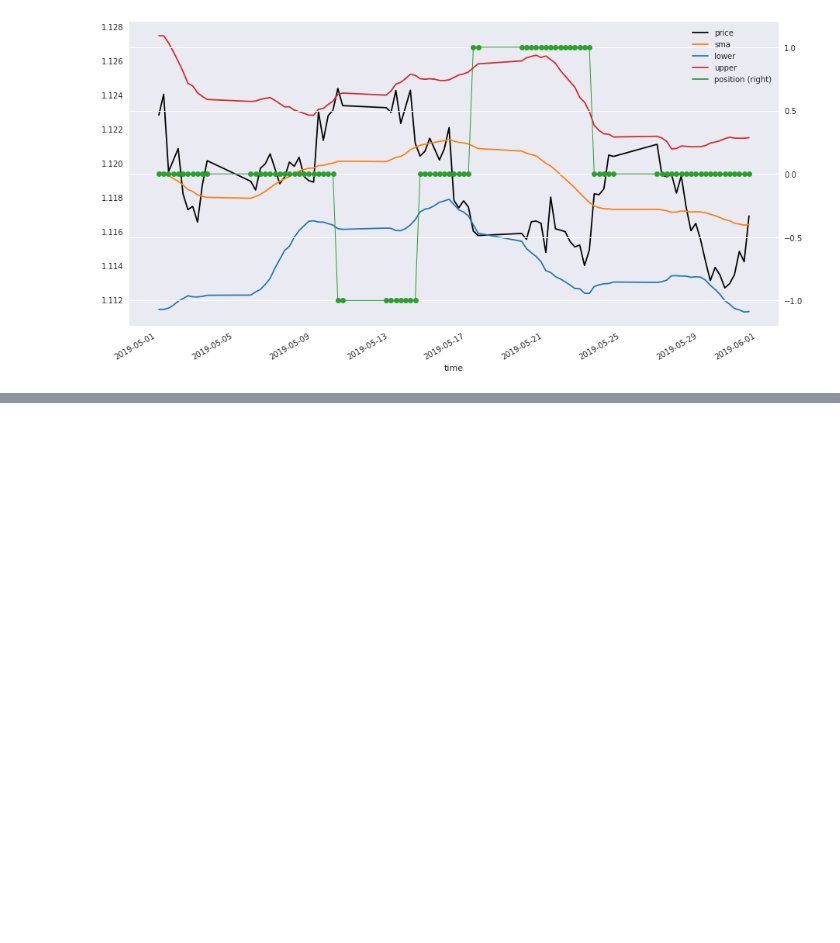
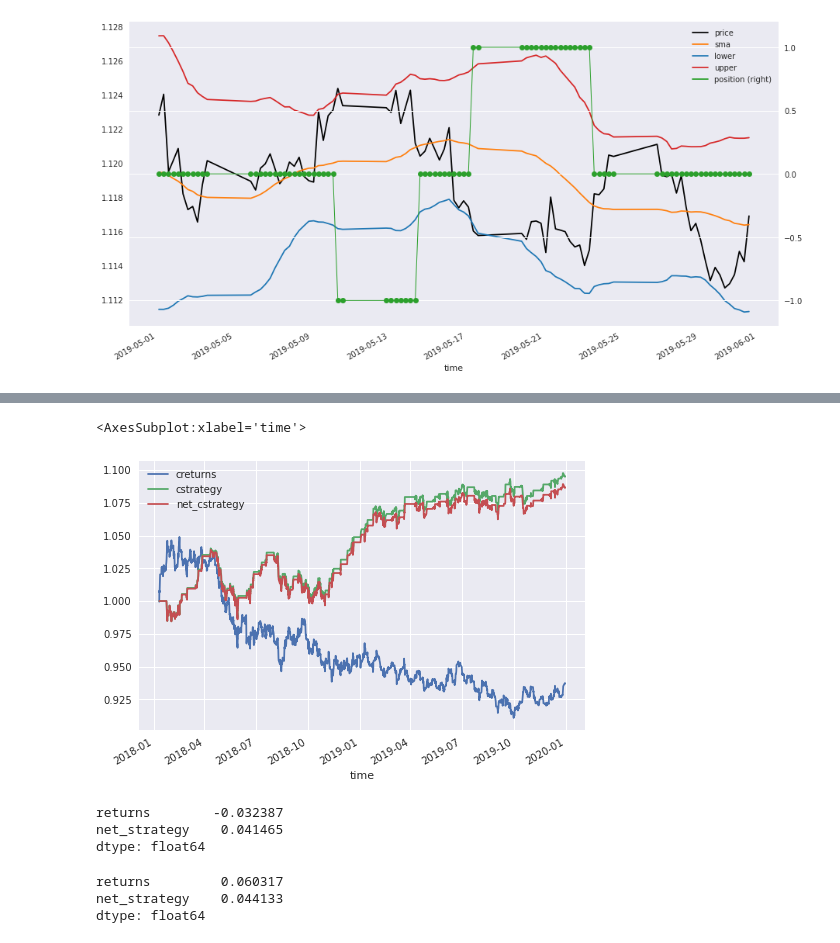
Before and after one commit to sidhlee/data-science-and-machine-learning, a Jupyter notebook: courses/algo-trade-a-z/part3_defining-and-testing-trading-strategies/04_mean-reversion-strategies.ipynb, the cells around one changed output, grey strips where cells are left out. Cells and saved outputs as stored; diff of their text form; code cells hidden in the pictures; blank space fills up the shorter version.

Commit message:
MeanReversionBacktester.result

```diff
--- a/courses/algo-trade-a-z/part3_defining-and-testing-trading-strategies/04_mean-reversion-strategies.ipynb
+++ b/courses/algo-trade-a-z/part3_defining-and-testing-trading-strategies/04_mean-reversion-strategies.ipynb
@@ -294,0 +388,6 @@ draw(df.loc['2019-5'].drop(columns=['returns', 'distance']))
+# %%
+# proportional transaction cost
+ptc = 0.00007
+# %%
+df["trades"] = df.position.diff().fillna(0).abs().shift(1)
+df.loc[df["trades"] == 1].head(10)
@@ -294,0 +421,3 @@ draw(df.loc['2019-5'].drop(columns=['returns', 'distance']))
+# %%
+df["net_strategy"] = df["strategy"].sub(df["trades"] * ptc)
+df.head()
@@ -294,0 +432,3 @@ draw(df.loc['2019-5'].drop(columns=['returns', 'distance']))
+# %%
+df["net_cstrategy"] = df["net_strategy"].cumsum().apply(np.exp)
+df.tail()
@@ -294,0 +443,19 @@ draw(df.loc['2019-5'].drop(columns=['returns', 'distance']))
+# %%
+df[["creturns", "cstrategy", "net_cstrategy"]].plot()
+# %% [output]
+<AxesSubplot:xlabel='time'>
+[figure, added]
+# %%
+# Get annualized returns & net strategy
+df[["returns", "net_strategy"]].mean() * (4 * 255) # 255 biz days * 4 times per day
+# %% [output]
+returns        -0.032387
+net_strategy    0.041465
+dtype: float64
+# %%
+# annualized risk
+df[["returns", "net_strategy"]].std() * np.sqrt(4 * 255)
+# %% [output]
+returns         0.060317
+net_strategy    0.044133
+dtype: float64
```
Also changed, not shown: parts of 25 cells of this notebook, 5 other files.
